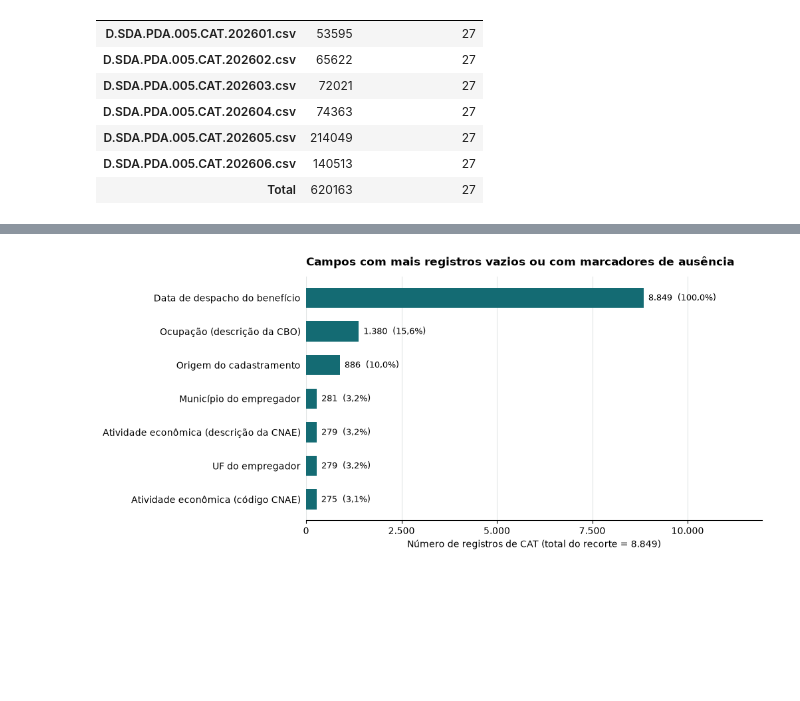
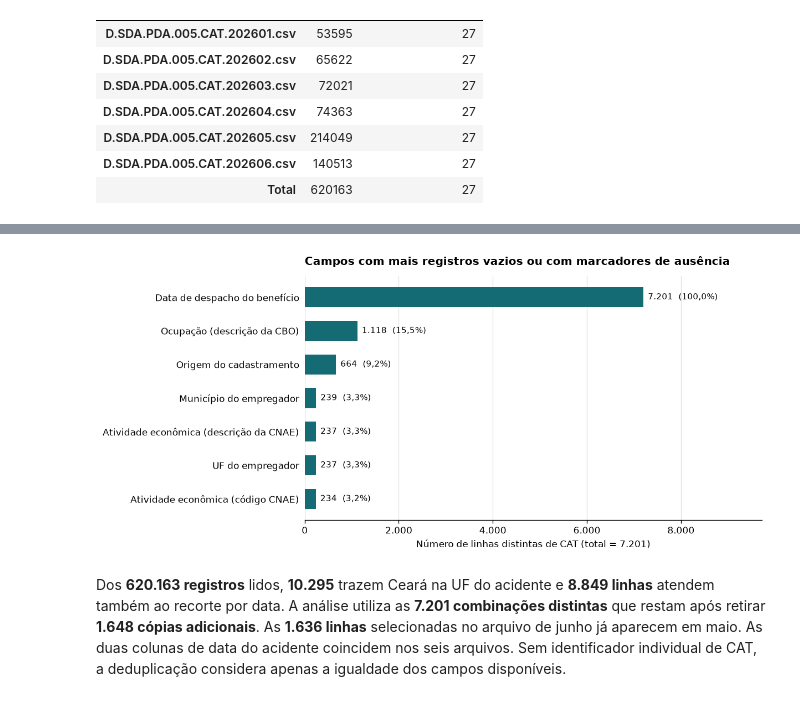
Before and after one commit to aristotelesfl/CD_CAT_2026, a Jupyter notebook: 01_analise_exploratoria.ipynb, the cells around one changed output, grey strips where cells are left out. Saved outputs shown, nothing was run; the diff lists cells and outputs as text; code cells hidden in the pictures; blank space fills up the shorter version.

```diff
--- a/01_analise_exploratoria.ipynb
+++ b/01_analise_exploratoria.ipynb
@@ -174,9 +216,9 @@ populacao = pd.DataFrame({
 }).groupby(brutos["arquivo_origem"]).sum()
 populacao.loc["Total"] = populacao.sum()
 display(populacao)
-base = brutos.loc[selecao].copy()
-n = len(base)
-assert n == populacao.loc["Total", "Com data no semestre"]
+recorte_com_repeticoes = brutos.loc[selecao]
+n_bruto = len(recorte_com_repeticoes)
+assert n_bruto == populacao.loc["Total", "Com data no semestre"]
 # %% [output]
 |  | UF acidente CE | UF empregador CE | CE nos dois campos | Acidente CE e empregador DF | ... |
 | arquivo_origem |  |  |  |  | ... |
@@ -225,19 +267,19 @@ def copias_por_arquivo(dados):
     }).groupby(dados["arquivo_origem"]).sum()
 
 display(pd.concat({"Todas as UFs e datas": copias_por_arquivo(brutos),
-                   "Recorte principal": copias_por_arquivo(base)}, axis=1))
-uma_por_combinacao = ~base.duplicated(campos)
-n_distintas = int(uma_por_combinacao.sum())
+                   "Recorte antes da deduplicação": copias_por_arquivo(recorte_com_repeticoes)}, axis=1))
+base = recorte_com_repeticoes.drop_duplicates(subset=campos).copy()
+n = len(base)
 
 maio, junho = arquivos[4].name, arquivos[5].name
-ultimos = base[base["arquivo_origem"].isin([maio, junho])]
+ultimos = recorte_com_repeticoes[recorte_com_repeticoes["arquivo_origem"].isin([maio, junho])]
 por_combinacao = ultimos.groupby([*campos, "arquivo_origem"]).size().unstack(fill_value=0)
 sobreposicao = por_combinacao.reindex(columns=[maio, junho], fill_value=0).min(axis=1).sum()
 linhas_junho = ultimos["arquivo_origem"].eq(junho).sum()
 display(pd.DataFrame({
-    "Linhas no recorte": [n],
-    "Combinações distintas": [n_distintas],
-    "Cópias adicionais": [n - n_distintas],
+    "Linhas antes da deduplicação": [n_bruto],
+    "Combinações distintas": [n],
+    "Cópias adicionais": [n_bruto - n],
     "Linhas do arquivo de junho": [linhas_junho],
     "Linhas de junho também em maio": [sobreposicao],
 }))
@@ -245,7 +287,7 @@ display(pd.DataFrame({
 def totais_marcados(dados):
     return perfil_campos(dados).drop(columns="Valores distintos").sum(axis=1)
 
-faltas = pd.concat({"Todas as linhas": totais_marcados(base),
-                    "Combinações distintas": totais_marcados(base[uma_por_combinacao])}, axis=1)
-display(faltas[faltas.max(axis=1).gt(0)].sort_values("Todas as linhas", ascending=False))
+faltas = pd.concat({"Antes da deduplicação": totais_marcados(recorte_com_repeticoes),
+                    "Combinações distintas": totais_marcados(base)}, axis=1)
+display(faltas[faltas.max(axis=1).gt(0)].sort_values("Combinações distintas", ascending=False))
 # %% [output]
@@ -287,33 +329,35 @@ def percentual_br(valor):
 def grafico_contagens(contagens, titulo, total, *, complemento="", altura=3.6):
     fig, ax = plt.subplots(figsize=(10, altura), layout="constrained")
     rotulos = [fill(str(rotulo), width=44) for rotulo in contagens.index]
     barras = ax.barh(rotulos, contagens, color="#146b73", height=0.6)
     anotacoes = [f"{inteiro_br(qtd)}  ({percentual_br(100 * qtd / total)})" for qtd in contagens]
     ax.bar_label(barras, labels=anotacoes, padding=5, fontsize=9)
     ax.invert_yaxis()
     ax.set_xlim(0, max(contagens.max(), 1) * 1.35)
     ax.xaxis.set_major_locator(MaxNLocator(nbins=5, integer=True))
     ax.xaxis.set_major_formatter(lambda valor, pos: inteiro_br(valor))
     ax.set_title(titulo, loc="left", fontweight="bold", pad=12)
-    eixo = f"Número de registros de CAT (total do recorte = {inteiro_br(total)})"
+    eixo = f"Número de linhas distintas de CAT (total = {inteiro_br(total)})"
     ax.set_xlabel(eixo + ("\n" + complemento if complemento else ""))
     ax.set_axisbelow(True)
     ax.grid(axis="x", color="#e1e5e5", linewidth=0.8)
     ax.spines[["top", "right", "left"]].set_visible(False)
     ax.tick_params(axis="y", length=0, pad=6)
     plt.show()
 
 nomes_campos = {
     "data_despacho": "Data de despacho do benefício",
     "cbo_descricao": "Ocupação (descrição da CBO)",
     "origem_cadastro": "Origem do cadastramento",
     "municipio_empregador": "Município do empregador",
     "uf_empregador": "UF do empregador",
     "cnae_descricao": "Atividade econômica (descrição da CNAE)",
     "cnae": "Atividade econômica (código CNAE)",
 }
-mais_ausentes = faltas["Todas as linhas"].nlargest(7).rename(index=nomes_campos)
+mais_ausentes = faltas["Combinações distintas"].nlargest(7).rename(index=nomes_campos)
 grafico_contagens(mais_ausentes, "Campos com mais registros vazios ou com marcadores de ausência",
                   n, altura=4.5)
 # %% [output]
-[figure, old version]
+[figure, new version]
+# %% [markdown]
+Dos **620.163 registros** lidos, **10.295** trazem Ceará na UF do acidente e **8.849 linhas** atendem também ao recorte por data. A análise utiliza as **7.201 combinações distintas** que restam após retirar **1.648 cópias adicionais**. As **1.636 linhas** selecionadas no arquivo de junho já aparecem em maio. As duas colunas de data do acidente coincidem nos seis arquivos. Sem identificador individual de CAT, a deduplicação considera apenas a igualdade dos campos disponíveis.
```
Also changed, not shown: parts of 38 cells of this notebook, 12 other files.
